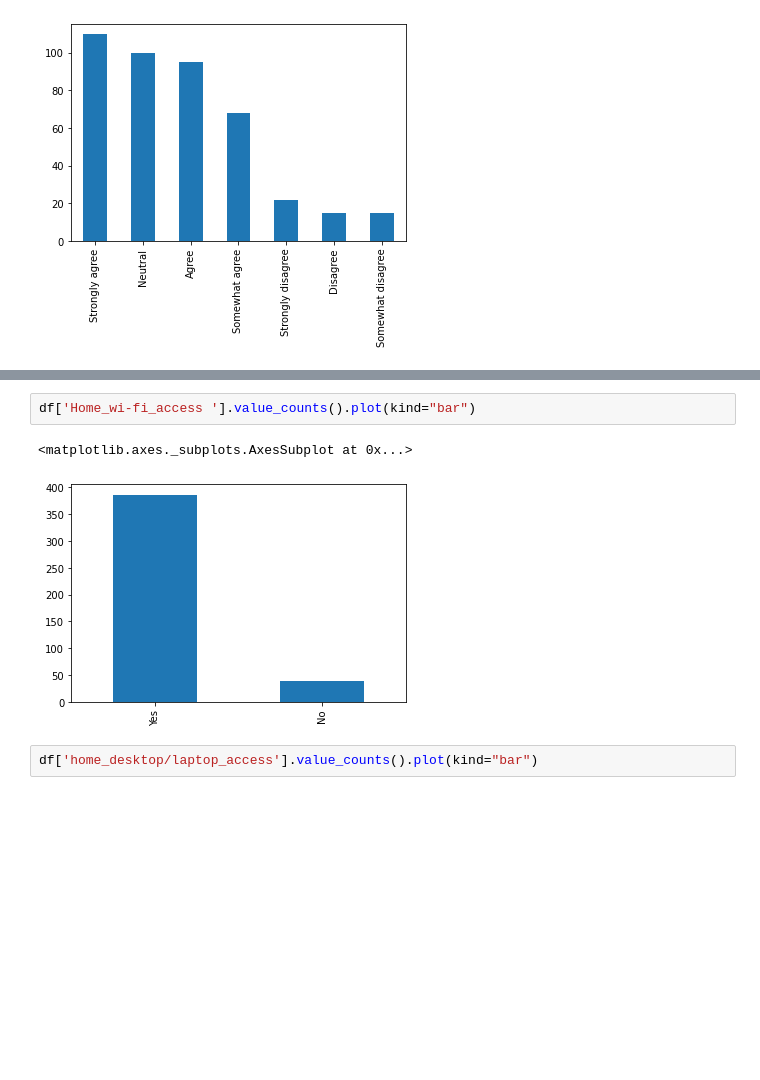
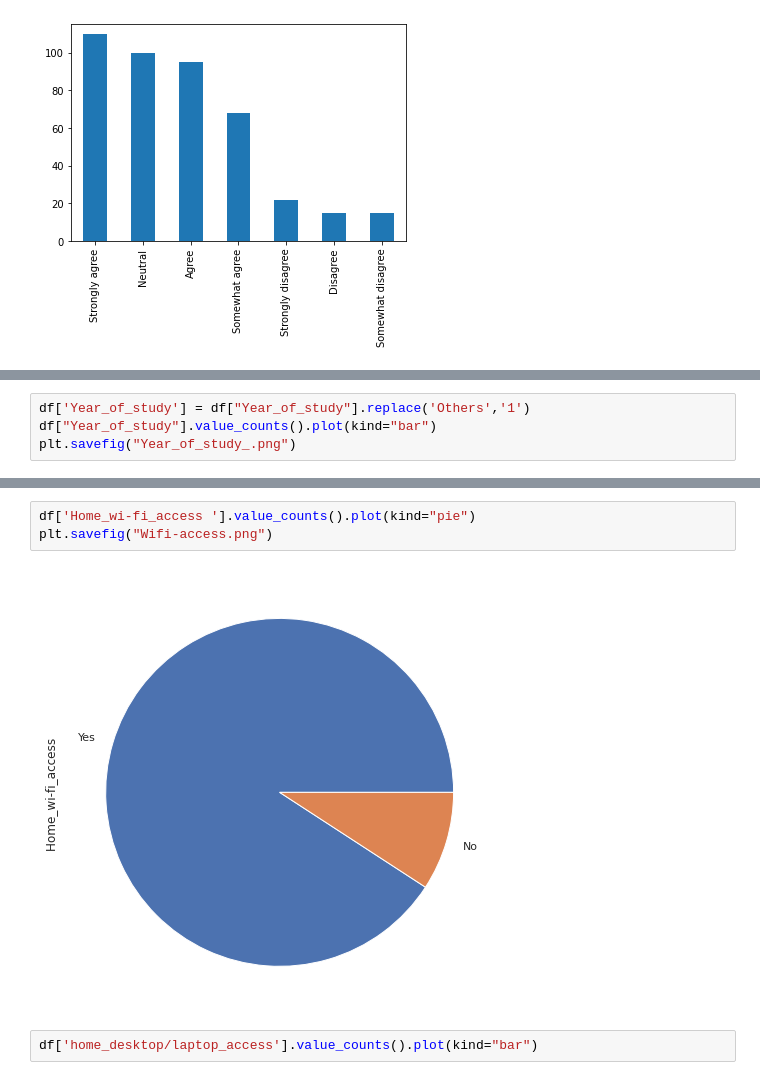
Before and after one commit to IbrahimKhan77/Thesis_, a Jupyter notebook: Main_v2.ipynb, the cells around one changed output, grey strips where cells are left out. Drawn from its saved outputs; the diff is of its cells as text; blank space fills up the shorter version.

```diff
--- a/Main_v2.ipynb
+++ b/Main_v2.ipynb
@@ -98,0 +112,4 @@ df['Year_of_study'].value_counts().plot(kind="bar")
+# %%
+df['Year_of_study'] = df["Year_of_study"].replace('Others','1')
+df["Year_of_study"].value_counts().plot(kind="bar")
+plt.savefig("Year_of_study_.png")
@@ -99,8 +118,8 @@ df['Year_of_study'].value_counts().plot(kind="bar")
 # %%
-df['Home_wi-fi_access '].value_counts().plot(kind="bar")
+df['Home_wi-fi_access '].value_counts().plot(kind="pie")
+plt.savefig("Wifi-access.png")
 # %% [output]
-<matplotlib.axes._subplots.AxesSubplot at 0x...>
-[figure, old version]
+[figure, new version]
 # %%
 df['home_desktop/laptop_access'].value_counts().plot(kind="bar")
 # %% [output]
```
Also changed, not shown: parts of 109 cells of this notebook.
